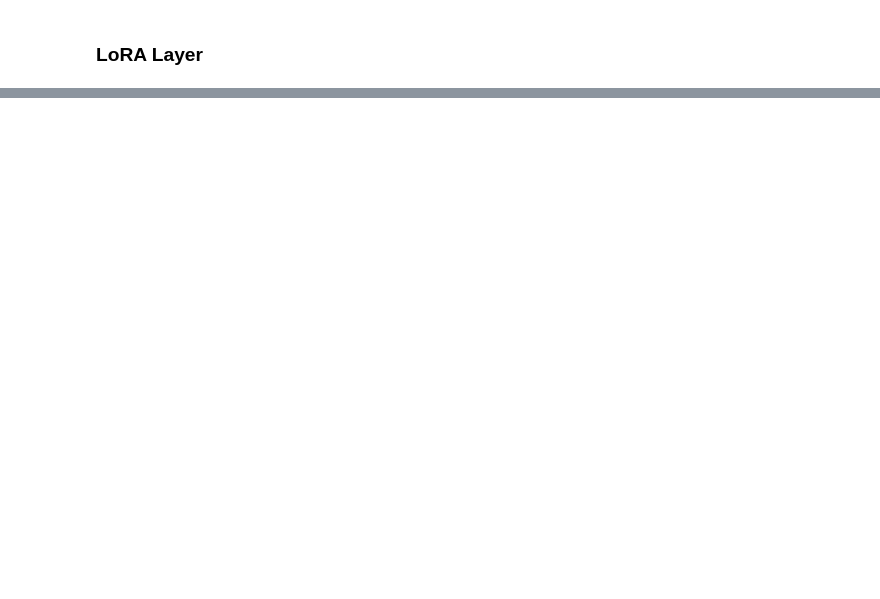
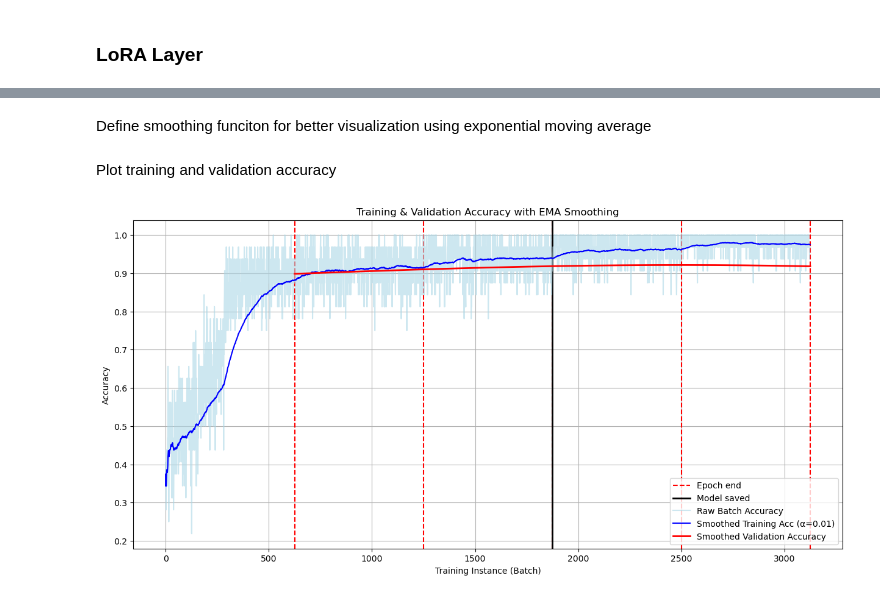
Before and after one commit to bbogbog/COMP473-Project, a Jupyter notebook: DoRA Implementation.ipynb, the cells around one changed output, grey strips where cells are left out. Cells and saved outputs as stored; diff of their text form; code cells hidden in the pictures; blank space fills up the shorter version.

```diff
--- a/DoRA Implementation.ipynb
+++ b/DoRA Implementation.ipynb
@@ -356,0 +167,3 @@ if __name__ == "__main__":
+# %%
+#define CUDA device if available
+device = torch.device("cuda" if torch.cuda.is_available() else "cpu")
@@ -356,0 +250,4 @@ if __name__ == "__main__":
+# %%
+layers = "none"       # Freze layers -options: "classifier" (all layers frozen except classifier layers),
+                            #                        "top_layers" (top 2 layers unfrozen),
+                            #                        "none"       (no layers frozen)
@@ -356,0 +579,72 @@ if __name__ == "__main__":
+# %% [markdown]
+Define smoothing funciton for better visualization using exponential moving average
+# %%
+def smooth_curve_ema (data, alpha): #Uses bias correction for increased accuracy of initial values
+    smoothed_data = []
+    V_n = 0
+    for n, Y_n in enumerate(data, 1):
+        V_n = alpha * Y_n + (1 - alpha) * V_n
+        correction_factor = 1 - (1 - alpha)**n
+        corrected_EMA = V_n / correction_factor
+        smoothed_data.append(corrected_EMA)
+    return smoothed_data
+# %%
+# Smoothing factor between 0 and 1 for EMA smoothing for acc and loss plots
+alpha = 0.01
+# %% [markdown]
+Plot training and validation accuracy
+# %%
+import matplotlib.pyplot as plt
+from scipy.interpolate import make_interp_spline, interp1d
+
+plt.figure(figsize=(15, 7))
+
+#------------- Plot where epochs end -------------#
+for i in range(1, epochs_ran + 2):
+    if i == 1:
+        plt.axvline(x=i * num_batches_best_model, color='r', linestyle='--', label='Epoch end')
+    else:
+        plt.axvline(x=i * num_batches_best_model, color='r', linestyle='--')
+plt.axvline(x=model_saved_at_batch, color='black', label='Model saved', linewidth=2) # Plot where the model was saved
+
+
+#------------- Plot the training accuracies ------------#
+plt.plot(best_model_training_accuracies,
+         label='Raw Batch Accuracy',
+         color='lightblue',
+         alpha=0.6) # Reduced opacity for the background noise
+
+#Plot smoothed training accuracies
+smoothed_accuracies = smooth_curve_ema(best_model_training_accuracies, alpha)
+plt.plot(smoothed_accuracies,
+         label=f'Smoothed Training Acc (α={alpha})',
+         color='blue',
+         linewidth=1.5)
+
+
+#------------ Plot validation accuracies --------------#
+val_x = np.array([i * num_batches_best_model for i in range(1, epochs_ran + 2)])
+val_y = np.array(best_model_val_accuracies)
+
+# Interpolate some points for a smooth curve for validation acc, currently we only have one measure per epoch
+val_x_smooth = np.linspace(val_x.min(), val_x.max(), 300) # Create 300 new points
+interp_func = interp1d(val_x, val_y, kind='cubic') # Use cubic for a smooth fit
+val_y_smooth = interp_func(val_x_smooth)
+
+plt.plot(val_x_smooth,
+         val_y_smooth,
+         color='red',
+         label='Smoothed Validation Accuracy',
+         linewidth=2)
+
+
+# ------------- Finalize plot and save plot --------------#
+plt.xlabel(f'Training Instance (Batch)')
+plt.ylabel('Accuracy')
+plt.title('Training & Validation Accuracy with EMA Smoothing')
+plt.legend()
+plt.grid(True)
+plt.savefig(f'acc_for_best_model_{layers}.png')
+plt.show()
+# %% [output]
+[figure, added]
```
Also changed, not shown: parts of 58 cells of this notebook, 23 other files.
